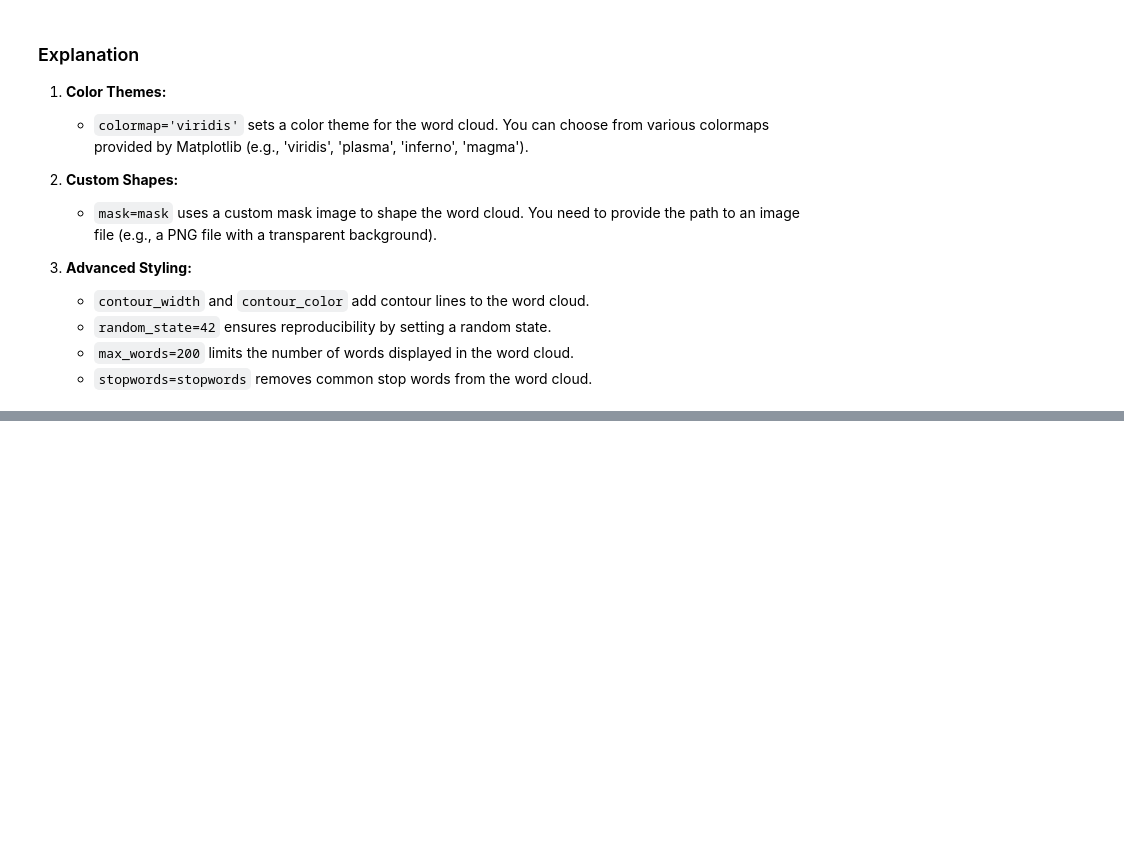
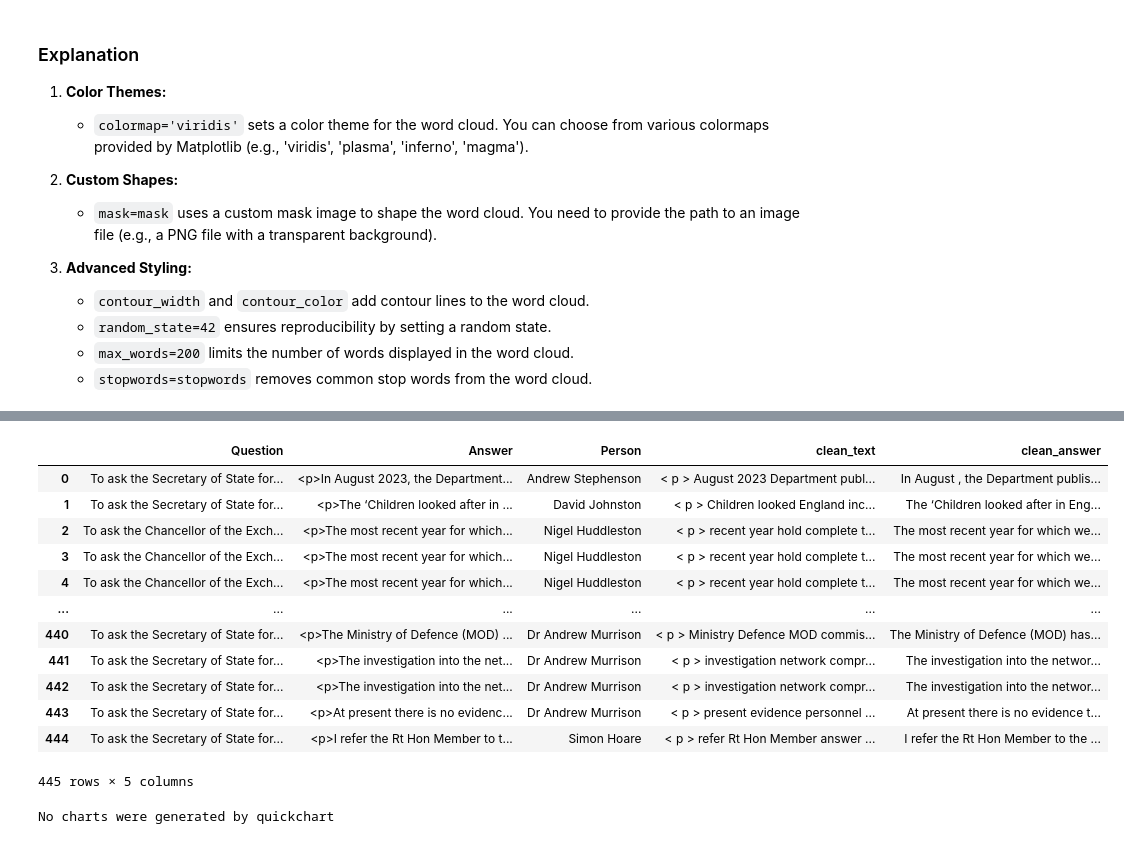
Before and after one commit to hannaschmueck/Session1_Visualisation_and_Summarisation, a Jupyter notebook: NoteBooks/2_visualisation_wordcloud_Multi.ipynb, the cells around one changed output, grey strips where cells are left out. Drawn from its saved outputs; the diff is of its cells as text; code cells hidden in the pictures; blank space fills up the shorter version.

```diff
--- a/NoteBooks/2_visualisation_wordcloud_Multi.ipynb
+++ b/NoteBooks/2_visualisation_wordcloud_Multi.ipynb
@@ -452,0 +347,17 @@ dtype: int64
+# %%
+df_subset
+# %% [output]
+|  | Question | Answer | Person | clean_text | clean_answer |
+| 0 | To ask the Secretary of State for... | <p>In August 2023, the Department... | Andrew Stephenson | < p > August 2023 Department publ... | In August , the Department publis... |
+| 1 | To ask the Secretary of State for... | <p>The ‘Children looked after in ... | David Johnston | < p > Children looked England inc... | The ‘Children looked after in Eng... |
+| 2 | To ask the Chancellor of the Exch... | <p>The most recent year for which... | Nigel Huddleston | < p > recent year hold complete t... | The most recent year for which we... |
+| 3 | To ask the Chancellor of the Exch... | <p>The most recent year for which... | Nigel Huddleston | < p > recent year hold complete t... | The most recent year for which we... |
+| 4 | To ask the Chancellor of the Exch... | <p>The most recent year for which... | Nigel Huddleston | < p > recent year hold complete t... | The most recent year for which we... |
+| ... | ... | ... | ... | ... | ... |
+| 440 | To ask the Secretary of State for... | <p>The Ministry of Defence (MOD) ... | Dr Andrew Murrison | < p > Ministry Defence MOD commis... | The Ministry of Defence (MOD) has... |
+| 441 | To ask the Secretary of State for... | <p>The investigation into the net... | Dr Andrew Murrison | < p > investigation network compr... | The investigation into the networ... |
+| 442 | To ask the Secretary of State for... | <p>The investigation into the net... | Dr Andrew Murrison | < p > investigation network compr... | The investigation into the networ... |
+| 443 | To ask the Secretary of State for... | <p>At present there is no evidenc... | Dr Andrew Murrison | < p > present evidence personnel ... | At present there is no evidence t... |
+| 444 | To ask the Secretary of State for... | <p>I refer the Rt Hon Member to t... | Simon Hoare | < p > refer Rt Hon Member answer ... | I refer the Rt Hon Member to the ... |
+445 rows × 5 columns
+No charts were generated by quickchart
```
Also changed, not shown: parts of 32 cells of this notebook.
